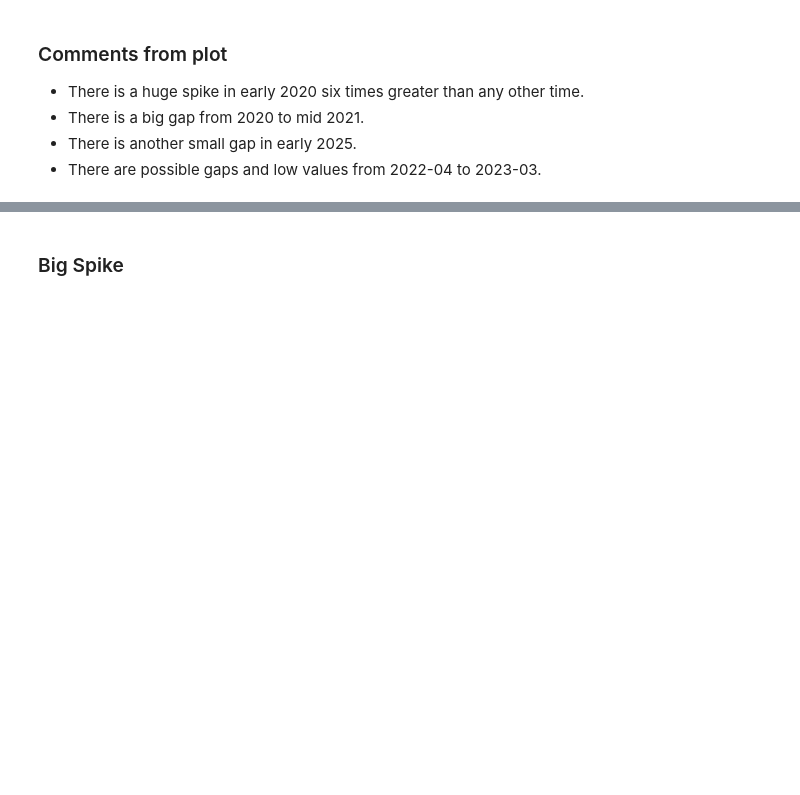
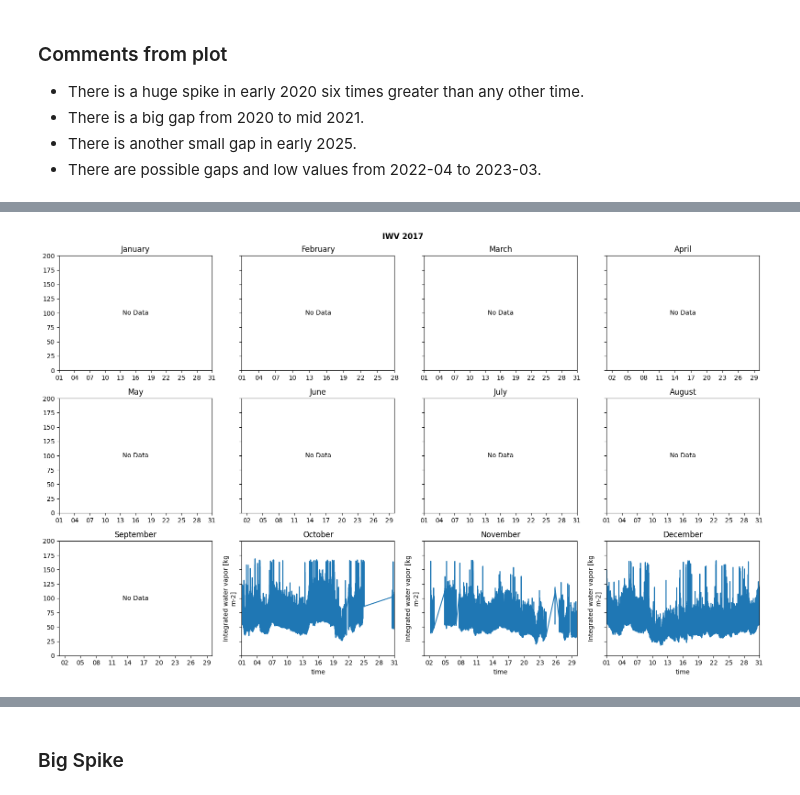
Before and after one commit to ChaPop870/MPIM-BCO-Scripts, a Jupyter notebook: HATPRO.ipynb, the cells around one changed output, grey strips where cells are left out. Cells and saved outputs as stored; diff of their text form; code cells hidden in the pictures; blank space fills up the shorter version.

Commit message:
Plotted faceted plots for IWV. Crashed due to memory issue.

```diff
--- a/HATPRO.ipynb
+++ b/HATPRO.ipynb
@@ -121,0 +128,93 @@ IWV.plot()
+# %%
+import calendar
+import numpy as np
+import matplotlib.pyplot as plt
+import matplotlib.dates as mdates
+
+# Select year
+year = 2017
+iwv_2017 = IWV.sel(time=str(year))
+
+# Group by month
+groups = iwv_2017.groupby('time.month')
+
+# Create faceted plots
+fig, axes = plt.subplots(
+    3, 4,
+    figsize=(16, 10),
+    sharey=True
+)
+
+axes = axes.flatten()
+
+# Plot each month
+for month, ax in zip(range(1, 13), axes):
+
+    # First and last day
+    start_date = np.datetime64(f'{year}-{month:02d}-01')
+
+    last_day = calendar.monthrange(year, month)[1]
+
+    end_date = np.datetime64(
+        f'{year}-{month:02d}-{last_day:02d}'
+    )
+
+    # If month exists
+    if month in groups.groups:
+
+        groups[month].plot(
+            ax=ax,
+            x='time'
+        )
+
+    # Empty month
+    else:
+
+        ax.plot(
+            [start_date, end_date],
+            [np.nan, np.nan],
+            alpha=0
+        )
+
+        ax.text(
+            0.5, 0.5,
+            'No Data',
+            ha='center',
+            va='center',
+            transform=ax.transAxes
+        )
+
+    # Axis formatting
+    ax.set_xlim(start_date, end_date)
+
+    ax.set_ylim(0, 200)
+
+    ax.set_title(
+        calendar.month_name[month],
+        fontweight='medium'
+    )
+
+    # Better date ticks
+    ax.xaxis.set_major_locator(
+        mdates.DayLocator(interval=3)
+    )
+
+    ax.xaxis.set_major_formatter(
+        mdates.DateFormatter('%d')
+    )
+
+    ax.tick_params(
+        axis='x',
+        rotation=0
+    )
+
+fig.suptitle(
+    f'IWV {year}',
+    fontweight='bold'
+)
+
+plt.tight_layout()
+
+plt.show()
+# %% [output]
+[figure, added]
```
Also changed, not shown: parts of 16 cells of this notebook.
